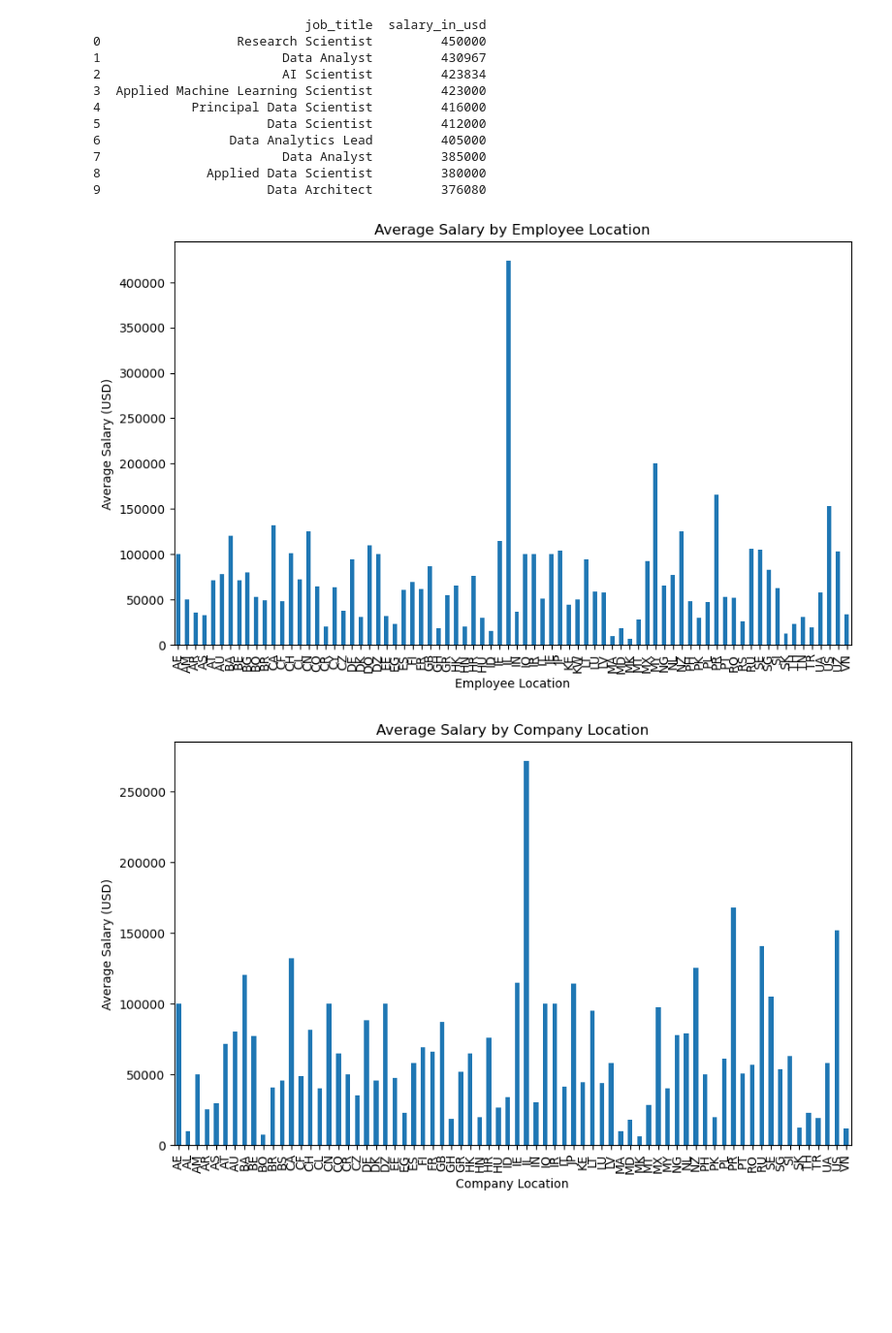
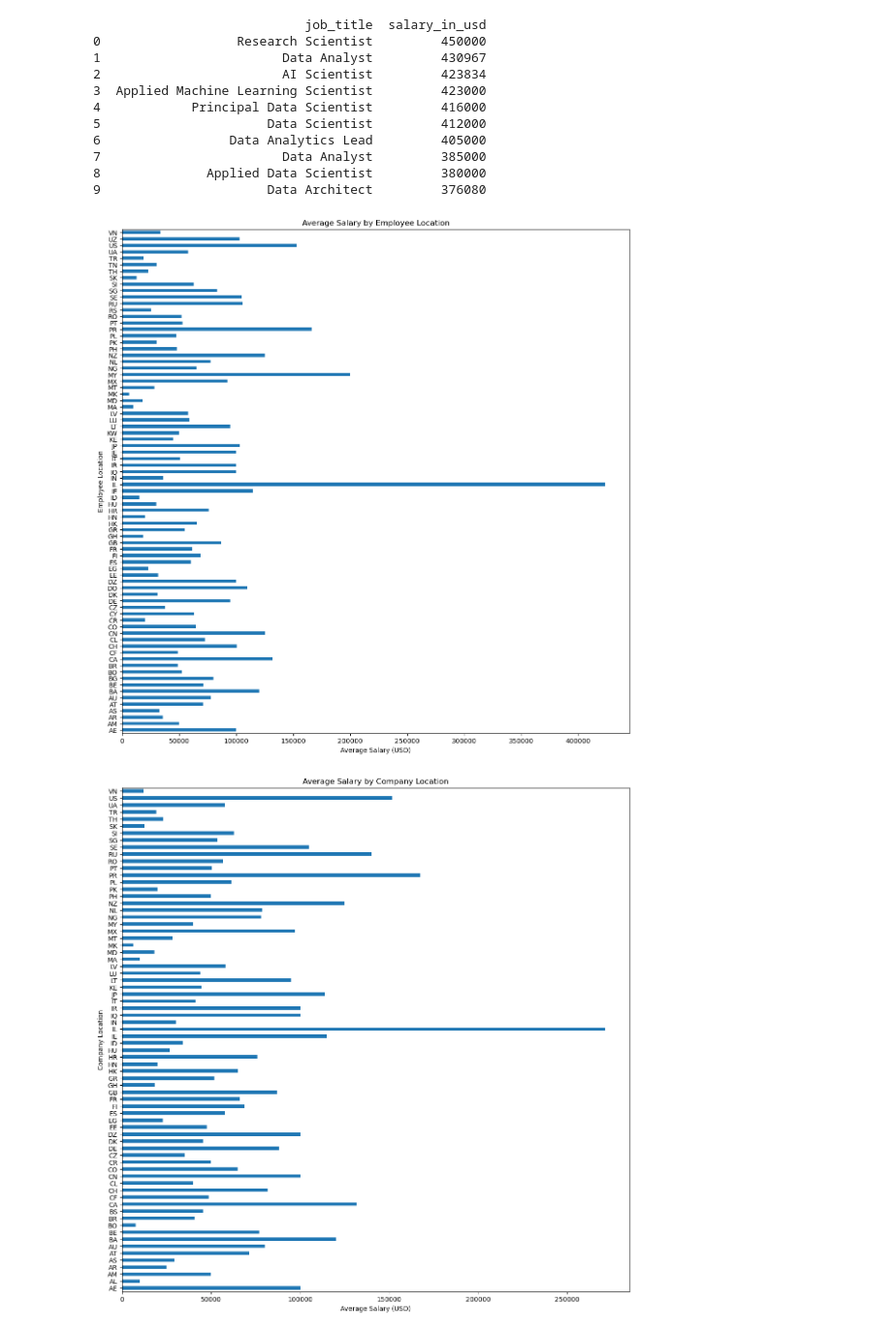
Before and after one commit to georgemcculloch/Data-Science-Salary-Analysis, a Jupyter notebook: data salaries.ipynb, the cells around one changed output. Shown at 97% size. Saved outputs shown, nothing was run; the diff lists cells and outputs as text; code cells hidden in the pictures; blank space fills up the shorter version.

Commit message:
changed to horizontal bar and changed figsize to fit

```diff
--- a/data salaries.ipynb
+++ b/data salaries.ipynb
@@ -164,23 +164,23 @@ print(top_roles[['job_title', 'salary_in_usd']])
 # %%
 # group salaries by employee/company location
 avg_salary_by_employee_location = df.groupby('employee_residence')['salary_in_usd'].mean()
 avg_salary_by_company_location = df.groupby('company_location')['salary_in_usd'].mean()
 
 # visualise average salary by employee location
-plt.figure(figsize=(10, 6))
-avg_salary_by_employee_location.plot(kind='bar')
-plt.xlabel('Employee Location')
-plt.ylabel('Average Salary (USD)')
+plt.figure(figsize=(14, 14))
+avg_salary_by_employee_location.plot(kind='barh')
+plt.xlabel('Average Salary (USD)')
+plt.ylabel('Employee Location')
 plt.title('Average Salary by Employee Location')
 plt.show()
 
 # visualise average salary by company location
-plt.figure(figsize=(10, 6))
-avg_salary_by_company_location.plot(kind='bar')
-plt.xlabel('Company Location')
-plt.ylabel('Average Salary (USD)')
+plt.figure(figsize=(14, 14))
+avg_salary_by_company_location.plot(kind='barh')
+plt.xlabel('Average Salary (USD)')
+plt.ylabel('Company Location')
 plt.title('Average Salary by Company Location')
 plt.show()
 # %% [output]
-[figure, old version]
+[figure, new version]
-[figure, old version]
+[figure, new version]
```
